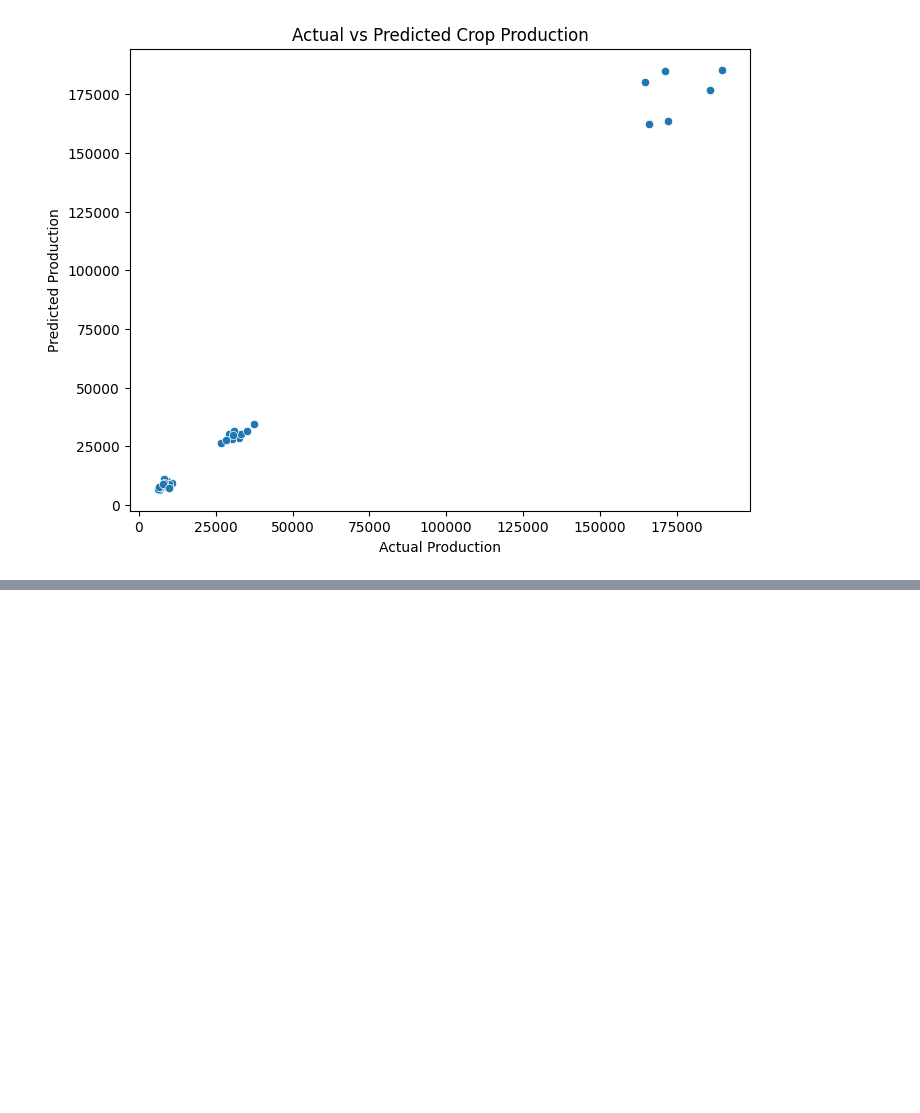
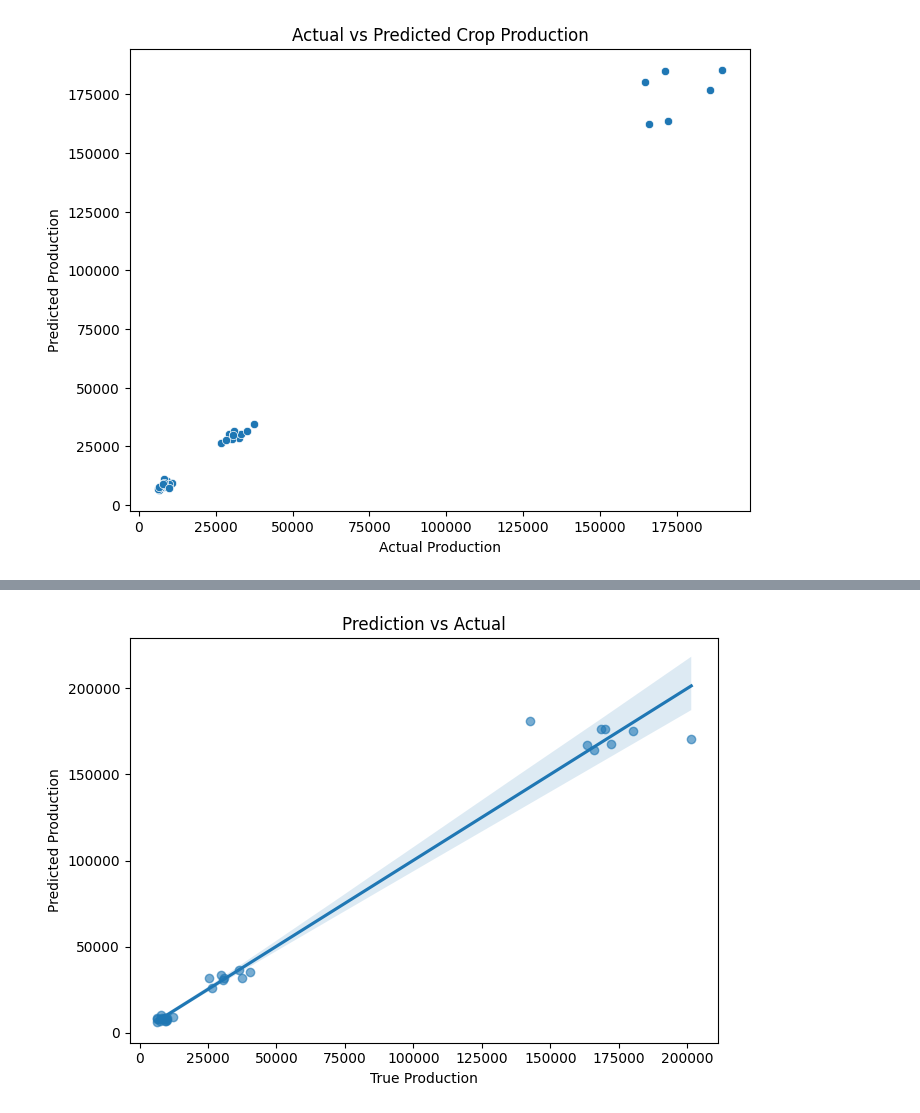
Before and after one commit to 12tsion/AI_Group4-project, a Jupyter notebook: notebook44437c135d.ipynb, the cells around one changed output, grey strips where cells are left out. Cells and saved outputs as stored; diff of their text form; code cells hidden in the pictures; blank space fills up the shorter version.

Commit message:
Kaggle Notebook | notebook44437c135d | tttttttttt

```diff
--- a/notebook44437c135d.ipynb
+++ b/notebook44437c135d.ipynb
@@ -108,3 +108,73 @@ Cleaned column names:
 R² Score: 0.9944025986874337
 RMSE: 4659.631005061921
 [figure]
+# %%
+import pandas as pd
+import numpy as np
+import matplotlib.pyplot as plt
+import seaborn as sns
+
+from sklearn.model_selection import train_test_split
+from sklearn.preprocessing import LabelEncoder
+from sklearn.ensemble import RandomForestRegressor
+from sklearn.metrics import mean_squared_error, r2_score
+
+# Load data
+data = pd.read_csv('/kaggle/input/hhhhhhhhhh/crop yield predictionnn.csv')
+
+# Show columns
+print("Original columns in dataset:")
+for col in data.columns:
+    print(f"- {col}")
+
+# Clean column names
+data.columns = [col.strip() for col in data.columns]
+
+# Detect possible target column
+target_candidates = ['Production', 'production', 'Yield', 'yield']
+target = next((col for col in data.columns if col in target_candidates), None)
+
+if target is None:
+    raise Exception("Target column not identified. Please verify column names.")
+
+print(f"\n✅ Target column selected: {target}")
+
+# Drop nulls
+clean_data = data.dropna()
+
+# Encode non-numeric data
+encoders = {}
+for col in clean_data.select_dtypes(include='object'):
+    encoder = LabelEncoder()
+    clean_data[col] = encoder.fit_transform(clean_data[col])
+    encoders[col] = encoder
+
+# Prepare feature matrix and target vector
+features = clean_data.drop(columns=target)
+labels = clean_data[target]
+
+# Train-test split
+train_X, test_X, train_y, test_y = train_test_split(features, labels, test_size=0.2, random_state=0)
+
+# Model
+regressor = RandomForestRegressor(n_estimators=120, random_state=0)
+regressor.fit(train_X, train_y)
+
+# Prediction and evaluation
+predicted_y = regressor.predict(test_X)
+
+r2 = r2_score(test_y, predicted_y)
+rmse = mean_squared_error(test_y, predicted_y, squared=False)
+
+print(f"Model R² Score: {r2:.3f}")
+print(f"Model RMSE: {rmse:.2f}")
+
+# Scatter plot of actual vs predicted
+plt.figure(figsize=(7, 5))
+sns.regplot(x=test_y, y=predicted_y, scatter_kws={'alpha':0.6})
+plt.xlabel("True Production")
+plt.ylabel("Predicted Production")
+plt.title("Prediction vs Actual")
+plt.tight_layout()
+plt.show()
+# %% [output]
@@ -110,0 +192 @@ RMSE: 4659.631005061921
+[figure, added]
```
Also changed, not shown: parts of 1 cell of this notebook.
